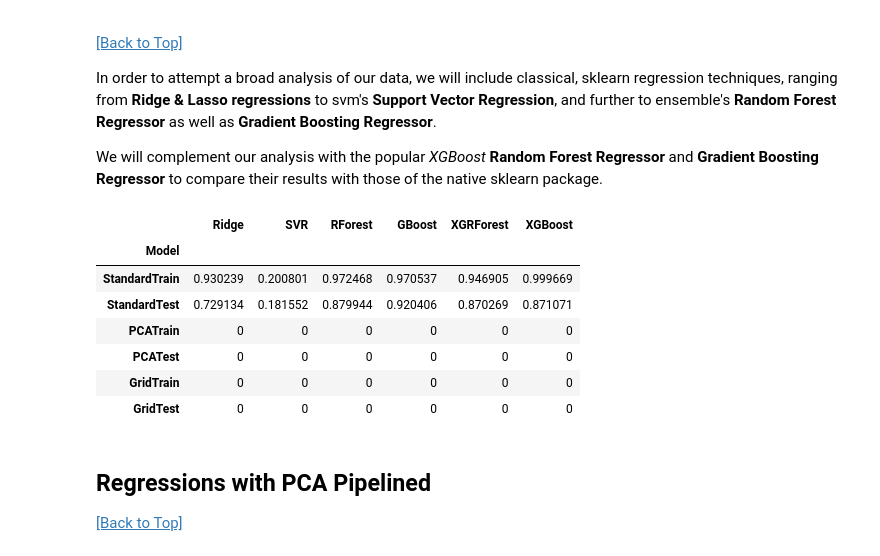
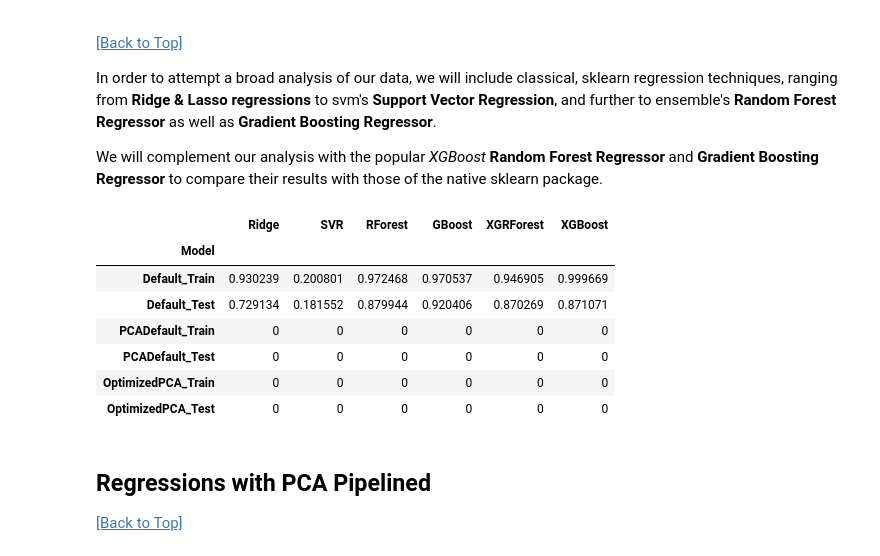
Before and after one commit to BaroqBard/IowaHousingPredictions, a Jupyter notebook: Iowa Housing Project - II. Modeling & Analysis.ipynb, the cells around one changed output. Cells and saved outputs as stored; diff of their text form; code cells hidden in the pictures.

```diff
--- a/Iowa Housing Project - II. Modeling & Analysis.ipynb
+++ b/Iowa Housing Project - II. Modeling & Analysis.ipynb
@@ -142,45 +142,45 @@ import xgboost as xgb
 #####################
 
 ridge = linear_model.Ridge()
 svr = svm.SVR(kernel='linear')
 randomForest = ensemble.RandomForestRegressor(n_jobs = -2,random_state = 430)
 gradientBoost = ensemble.GradientBoostingRegressor(random_state = 430)
 xgForest = xgb.XGBRFRegressor(n_jobs = -2, random_state = 430)
 xgBooster = xgb.XGBRegressor(n_jobs = -2, random_state = 430)
 
 models = [ridge, svr, randomForest, gradientBoost, xgForest, xgBooster]
 
 # Make results df
 resul = pd.DataFrame(columns = ['Model', 'Ridge', 'SVR', 'RForest', 'GBoost', 'XGRForest', 'XGBoost'])
 resul.set_index("Model", inplace = True)
-resul.loc['StandardTrain'] = [0, 0, 0, 0, 0, 0]
-resul.loc['StandardTest'] = [0, 0, 0, 0, 0, 0]
-resul.loc['PCATrain'] = [0, 0, 0, 0, 0, 0]
-resul.loc['PCATest'] = [0, 0, 0, 0, 0, 0]
-resul.loc['GridTrain'] = [0, 0, 0, 0, 0, 0]
-resul.loc['GridTest'] = [0, 0, 0, 0, 0, 0]
+resul.loc['Default_Train'] = [0, 0, 0, 0, 0, 0]
+resul.loc['Default_Test'] = [0, 0, 0, 0, 0, 0]
+resul.loc['PCADefault_Train'] = [0, 0, 0, 0, 0, 0]
+resul.loc['PCADefault_Test'] = [0, 0, 0, 0, 0, 0]
+resul.loc['OptimizedPCA_Train'] = [0, 0, 0, 0, 0, 0]
+resul.loc['OptimizedPCA_Test'] = [0, 0, 0, 0, 0, 0]
 
 ##########################################
 ### Build & Test Models w/o GridSearch ###
 ##########################################
 
 col = 0
 for model in models:
     model.fit(x_train, y_train['SalePrice'])
     resul.iloc[0, col] = model.score(x_train, y_train['SalePrice'])
     resul.iloc[1, col] = model.score(x_test, y_test['SalePrice'])
     col += 1
 
 resul.head(6)
 # %% [output]
 |  | Ridge | SVR | RForest | GBoost | XGRForest | XGBoost |
 | Model |  |  |  |  |  |  |
-| StandardTrain | 0.930239 | 0.200801 | 0.972468 | 0.970537 | 0.946905 | 0.999669 |
-| StandardTest | 0.729134 | 0.181552 | 0.879944 | 0.920406 | 0.870269 | 0.871071 |
-| PCATrain | 0 | 0 | 0 | 0 | 0 | 0 |
-| PCATest | 0 | 0 | 0 | 0 | 0 | 0 |
-| GridTrain | 0 | 0 | 0 | 0 | 0 | 0 |
-| GridTest | 0 | 0 | 0 | 0 | 0 | 0 |
+| Default_Train | 0.930239 | 0.200801 | 0.972468 | 0.970537 | 0.946905 | 0.999669 |
+| Default_Test | 0.729134 | 0.181552 | 0.879944 | 0.920406 | 0.870269 | 0.871071 |
+| PCADefault_Train | 0 | 0 | 0 | 0 | 0 | 0 |
+| PCADefault_Test | 0 | 0 | 0 | 0 | 0 | 0 |
+| OptimizedPCA_Train | 0 | 0 | 0 | 0 | 0 | 0 |
+| OptimizedPCA_Test | 0 | 0 | 0 | 0 | 0 | 0 |
 # %% [markdown]
 ## Regressions with PCA Pipelined
 [[Back to Top]](#Iowa-Housing-Pricing:-Modeling-&-Analysis)
```
Also changed, not shown: parts of 34 cells of this notebook.
